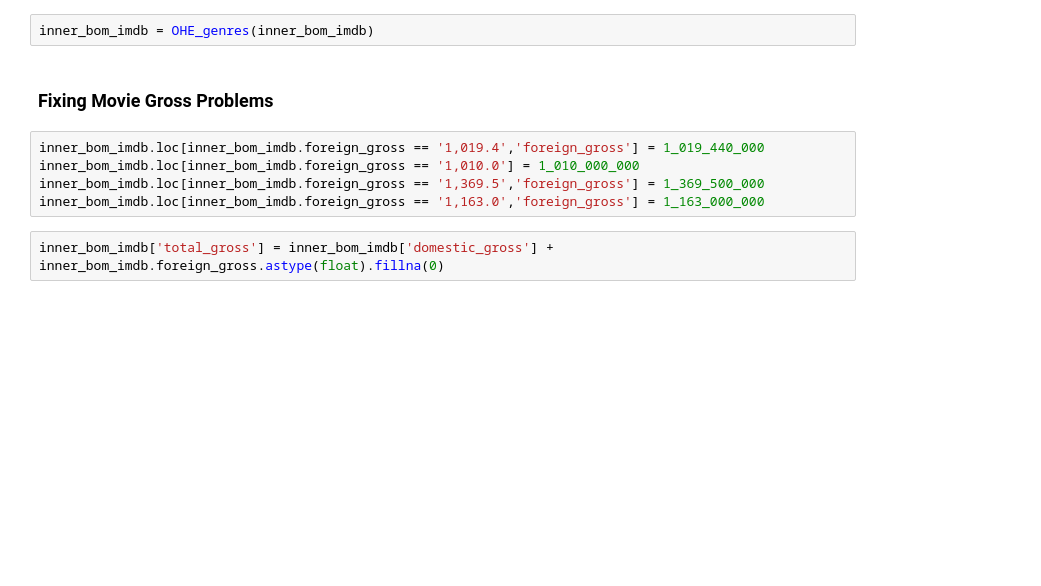
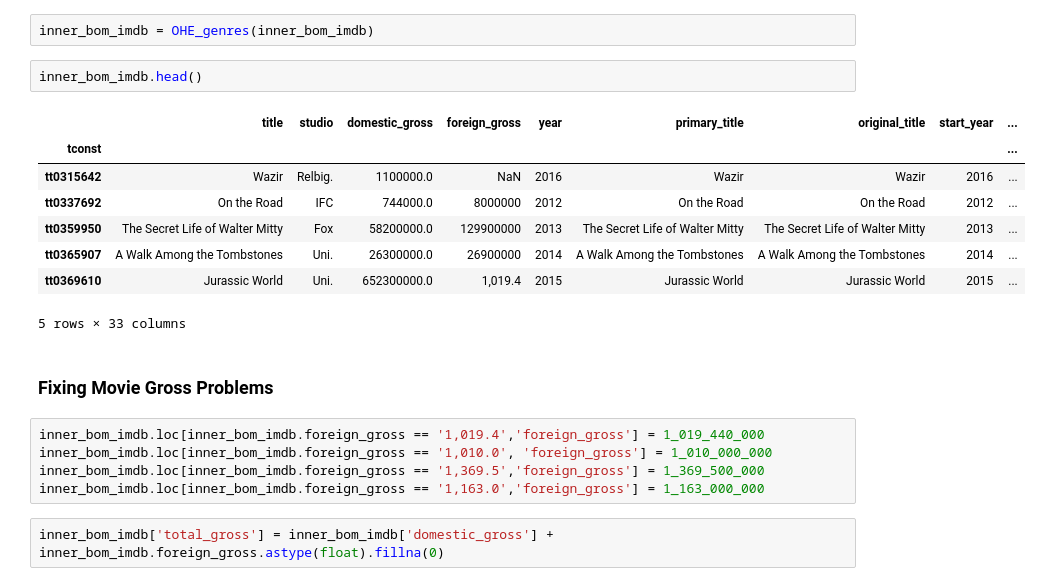
Before and after one commit to aschams/FlatironProject1, a Jupyter notebook: ASchams_notebook.ipynb, the cells around one changed output. Saved outputs shown, nothing was run; the diff lists cells and outputs as text; blank space fills up the shorter version.

```diff
--- a/ASchams_notebook.ipynb
+++ b/ASchams_notebook.ipynb
@@ -97,11 +103,22 @@ inner_bom_imdb = bom.merge(imdb_title_basics, left_on='title', right_on='primary
 inner_bom_imdb.set_index('tconst', inplace=True)
 # %%
 inner_bom_imdb = OHE_genres(inner_bom_imdb)
+# %%
+inner_bom_imdb.head()
+# %% [output]
+|  | title | studio | domestic_gross | foreign_gross | year | primary_title | original_title | start_year | ... |
+| tconst |  |  |  |  |  |  |  |  | ... |
+| tt0315642 | Wazir | Relbig. | 1100000.0 | NaN | 2016 | Wazir | Wazir | 2016 | ... |
+| tt0337692 | On the Road | IFC | 744000.0 | 8000000 | 2012 | On the Road | On the Road | 2012 | ... |
+| tt0359950 | The Secret Life of Walter Mitty | Fox | 58200000.0 | 129900000 | 2013 | The Secret Life of Walter Mitty | The Secret Life of Walter Mitty | 2013 | ... |
+| tt0365907 | A Walk Among the Tombstones | Uni. | 26300000.0 | 26900000 | 2014 | A Walk Among the Tombstones | A Walk Among the Tombstones | 2014 | ... |
+| tt0369610 | Jurassic World | Uni. | 652300000.0 | 1,019.4 | 2015 | Jurassic World | Jurassic World | 2015 | ... |
+5 rows × 33 columns
 # %% [markdown]
 ### Fixing Movie Gross Problems
 # %%
 inner_bom_imdb.loc[inner_bom_imdb.foreign_gross == '1,019.4','foreign_gross'] = 1_019_440_000
-inner_bom_imdb.loc[inner_bom_imdb.foreign_gross == '1,010.0'] = 1_010_000_000
+inner_bom_imdb.loc[inner_bom_imdb.foreign_gross == '1,010.0', 'foreign_gross'] = 1_010_000_000
 inner_bom_imdb.loc[inner_bom_imdb.foreign_gross == '1,369.5','foreign_gross'] = 1_369_500_000
 inner_bom_imdb.loc[inner_bom_imdb.foreign_gross == '1,163.0','foreign_gross'] = 1_163_000_000
 # %%
```
Also changed, not shown: parts of 16 cells of this notebook.
